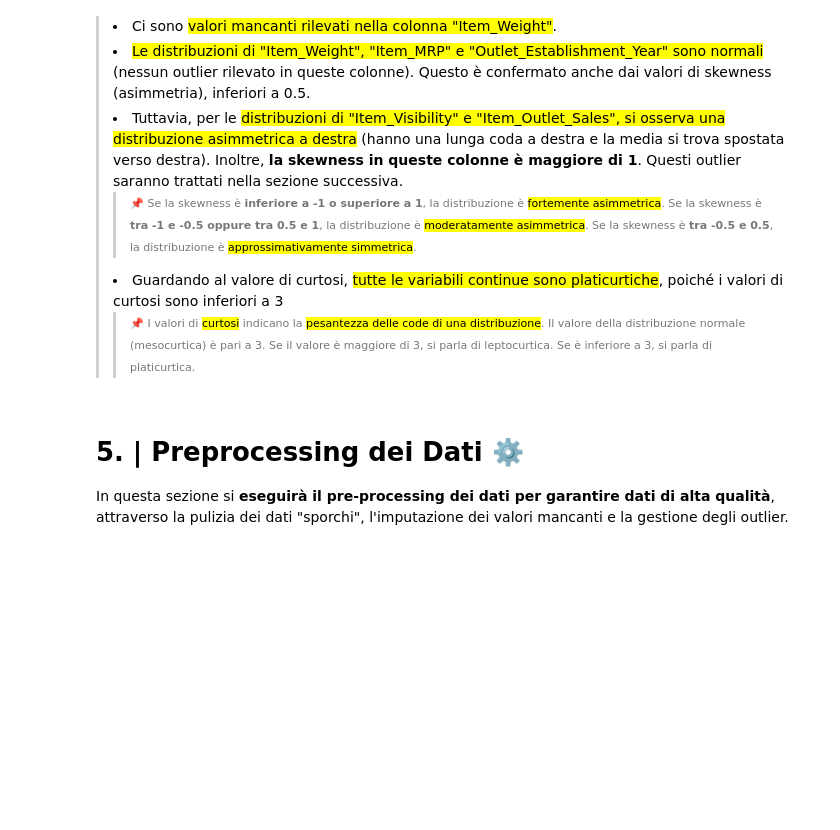
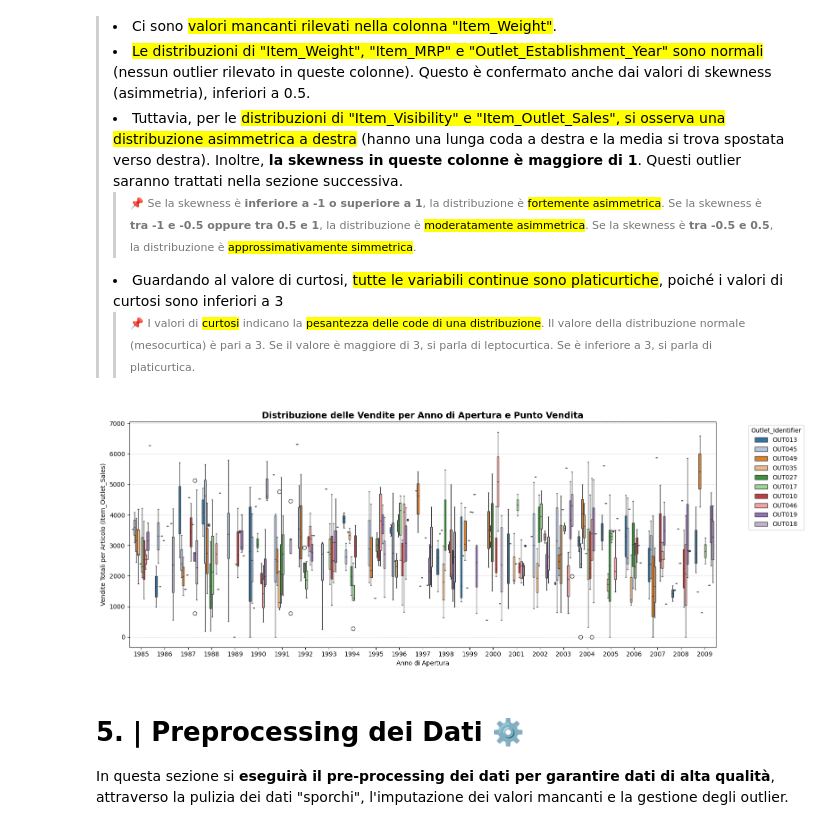
Before and after one commit to EnricoGuidi/ANALISI-E-OTTIMIZZAZIONE-GDO, a Jupyter notebook: ANALISI VENDITA NEL DETTAGLIO GDO/Analisi_vendita_dettaglio_GDO.ipynb, the cells around one changed output. Saved outputs shown, nothing was run; the diff lists cells and outputs as text; code cells hidden in the pictures; blank space fills up the shorter version.

```diff
--- a/ANALISI VENDITA NEL DETTAGLIO GDO/Analisi_vendita_dettaglio_GDO.ipynb.ipynb
+++ b/ANALISI VENDITA NEL DETTAGLIO GDO/Analisi_vendita_dettaglio_GDO.ipynb
@@ -241,6 +232,20 @@ dtype: int64
             </span>
         </blockquote>
 </div>
+# %%
+# Grafico: distribuzione delle vendite per anno di apertura, suddivisa per outlet
+plt.figure(figsize=(16, 6))
+sns.boxplot(data=df, x='Outlet_Establishment_Year', y='Item_Outlet_Sales', hue='Outlet_Identifier', palette='tab20')
+
+plt.title('Distribuzione delle Vendite per Anno di Apertura e Punto Vendita', fontsize=14, weight='bold')
+plt.xlabel('Anno di Apertura')
+plt.ylabel('Vendite Totali per Articolo (Item_Outlet_Sales)')
+plt.legend(title='Outlet_Identifier', bbox_to_anchor=(1.05, 1), loc='upper left')
+plt.grid(axis='y', linestyle='--', alpha=0.5)
+plt.tight_layout()
+plt.show()
+# %% [output]
+[figure, added]
 # %% [markdown]
 # <div class="header1">5. | Preprocessing dei Dati ⚙️</div>
 <div class="explain-box">
```
Also changed, not shown: parts of 11 cells of this notebook.
